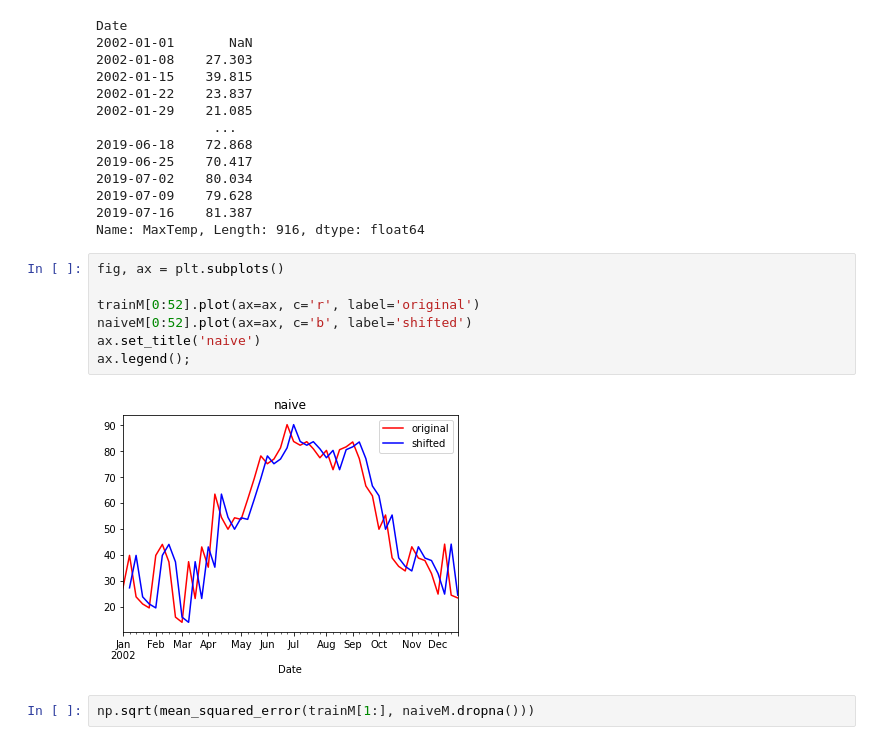
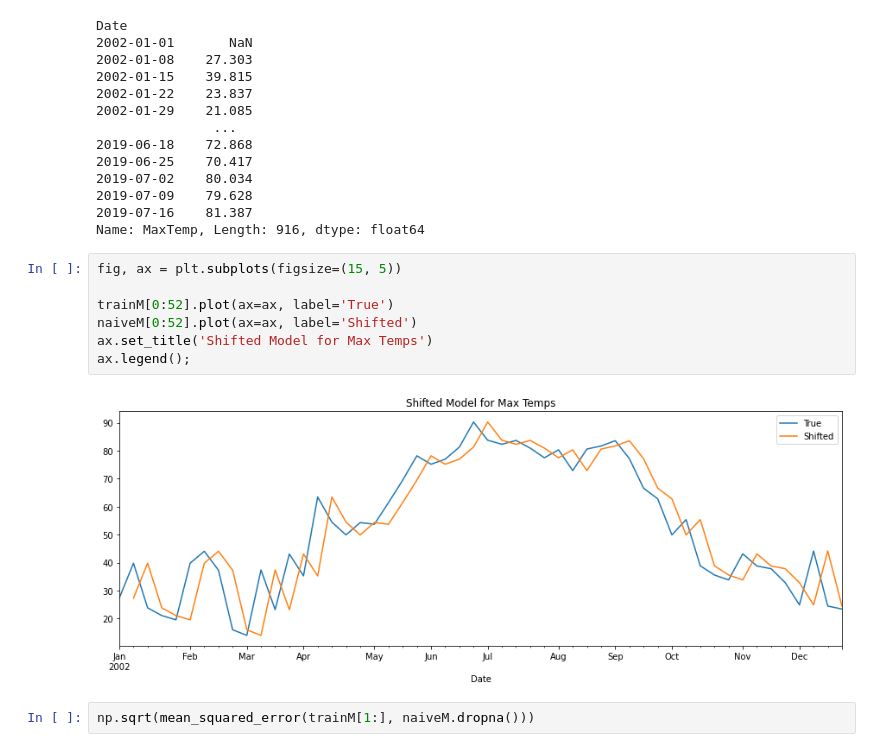
Before and after one commit to jbaumgit/Time-Series-Weather-Forcast-for-Corn-Growth-Degree-Days-in-ND, a Jupyter notebook: EDA_notebook.ipynb, the cells around one changed output. Drawn from its saved outputs; the diff is of its cells as text.

Commit message:
formatting plots for readability

```diff
--- a/EDA_notebook.ipynb
+++ b/EDA_notebook.ipynb
@@ -380,14 +342,14 @@ Date
 2019-07-16    81.387
 Name: MaxTemp, Length: 916, dtype: float64
 # %%
-fig, ax = plt.subplots()
+fig, ax = plt.subplots(figsize=(15, 5))
 
-trainM[0:52].plot(ax=ax, c='r', label='original')
-naiveM[0:52].plot(ax=ax, c='b', label='shifted')
-ax.set_title('naive')
+trainM[0:52].plot(ax=ax, label='True')
+naiveM[0:52].plot(ax=ax, label='Shifted')
+ax.set_title('Shifted Model for Max Temps')
 ax.legend();
 # %% [output]
-[figure, old version]
+[figure, new version]
 # %%
 np.sqrt(mean_squared_error(trainM[1:], naiveM.dropna()))
 # %% [output]
```
Also changed, not shown: parts of 26 cells of this notebook.
